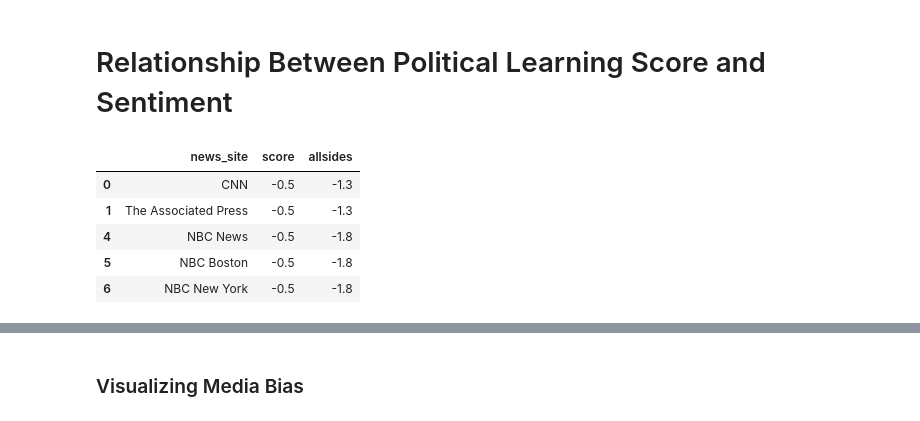
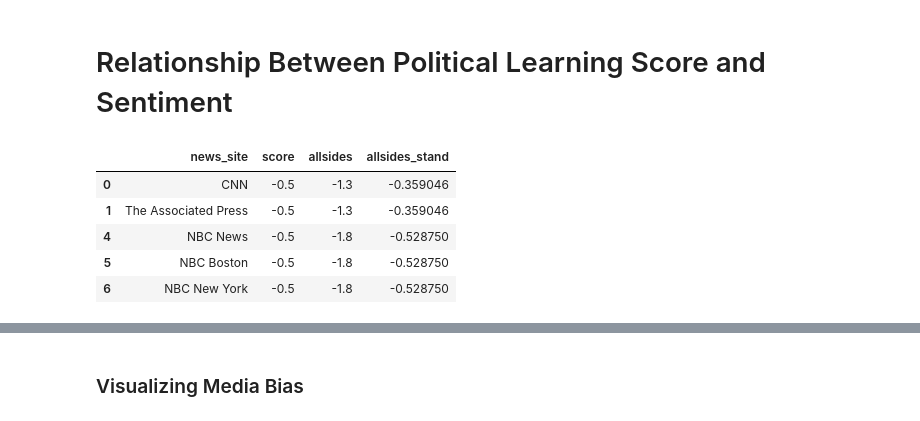
Before and after one commit to jjoycehu/poli-179, a Jupyter notebook: notebooks/analysis.ipynb, the cells around one changed output, grey strips where cells are left out. Cells and saved outputs as stored; diff of their text form; code cells hidden in the pictures.

```diff
--- a/notebooks/analysis.ipynb
+++ b/notebooks/analysis.ipynb
@@ -184,17 +169,23 @@ for cluster_num in range(num_clusters):
 # %% [markdown]
 # Relationship Between Political Learning Score and Sentiment
 # %%
+from sklearn.preprocessing import StandardScaler
+
 # reading in media bias score data
-biases = pd.read_excel('../data/political_leaning.xlsx').loc[:,['news_site', 'score', 'allsides']].dropna()
+biases = pd.read_excel('political_leaning.xlsx').loc[:,['news_site', 'score', 'allsides']].dropna()
+
+scaler = StandardScaler()
+# scale allSides score
+biases['allsides_stand'] = scaler.fit_transform(biases[['allsides']])
 
 biases.head()
 # %% [output]
-|  | news_site | score | allsides |
-| 0 | CNN | -0.5 | -1.3 |
-| 1 | The Associated Press | -0.5 | -1.3 |
-| 4 | NBC News | -0.5 | -1.8 |
-| 5 | NBC Boston | -0.5 | -1.8 |
-| 6 | NBC New York | -0.5 | -1.8 |
+|  | news_site | score | allsides | allsides_stand |
+| 0 | CNN | -0.5 | -1.3 | -0.359046 |
+| 1 | The Associated Press | -0.5 | -1.3 | -0.359046 |
+| 4 | NBC News | -0.5 | -1.8 | -0.528750 |
+| 5 | NBC Boston | -0.5 | -1.8 | -0.528750 |
+| 6 | NBC New York | -0.5 | -1.8 | -0.528750 |
 # %%
 # adding bias score to original df
 df_bias = df_clean.merge(biases, on='news_site', how='right')
```
Also changed, not shown: parts of 24 cells of this notebook.
